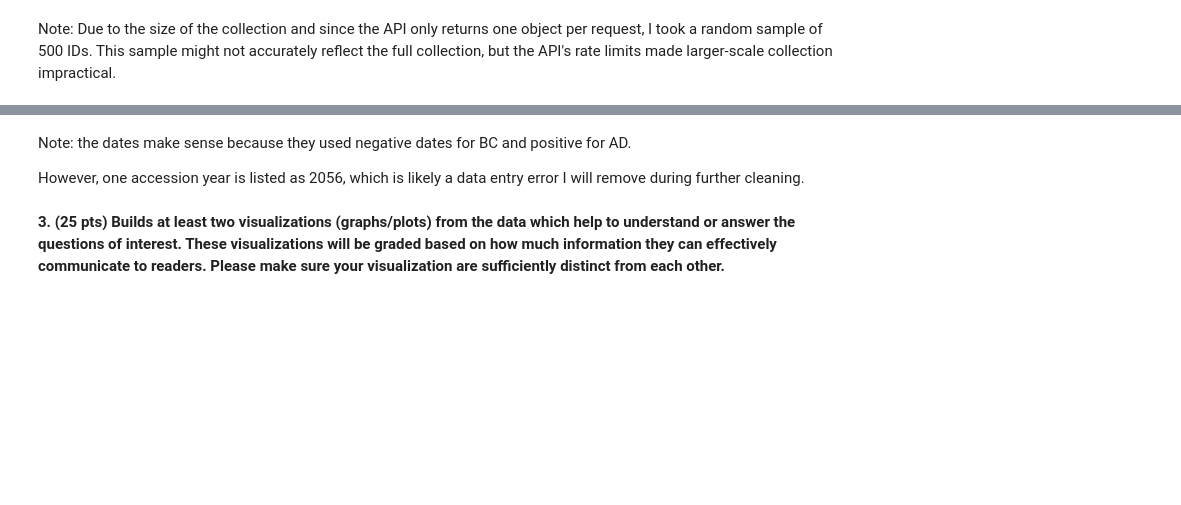
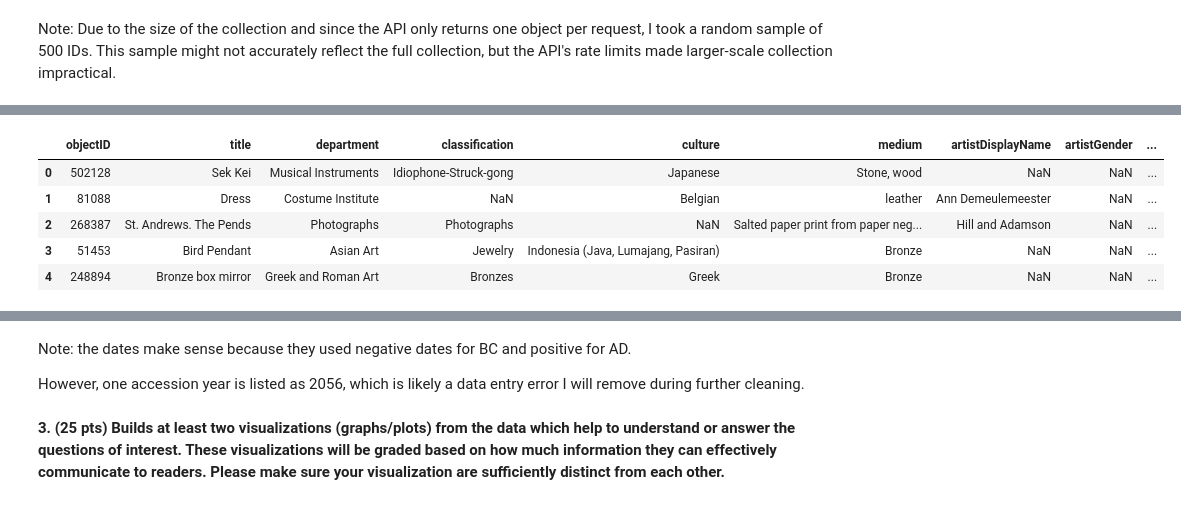
Before and after one commit to zceraj/DS3000-Final-Project, a Jupyter notebook: proof-of-concept.ipynb, the cells around one changed output, grey strips where cells are left out. Drawn from its saved outputs; the diff is of its cells as text; code cells hidden in the pictures; blank space fills up the shorter version.

```diff
--- a/proof-of-concept.ipynb
+++ b/proof-of-concept.ipynb
@@ -125,2 +117,13 @@ Failed requests: 0
+# %%
+# load the saved sample instead of calling the API every time
+met_df = pd.read_csv("met_sample.csv")
+met_df.head()
+# %% [output]
+|  | objectID | title | department | classification | culture | medium | artistDisplayName | artistGender | ... |
+| 0 | 502128 | Sek Kei | Musical Instruments | Idiophone-Struck-gong | Japanese | Stone, wood | NaN | NaN | ... |
+| 1 | 81088 | Dress | Costume Institute | NaN | Belgian | leather | Ann Demeulemeester | NaN | ... |
+| 2 | 268387 | St. Andrews. The Pends | Photographs | Photographs | NaN | Salted paper print from paper neg... | Hill and Adamson | NaN | ... |
+| 3 | 51453 | Bird Pendant | Asian Art | Jewelry | Indonesia (Java, Lumajang, Pasiran) | Bronze | NaN | NaN | ... |
+| 4 | 248894 | Bronze box mirror | Greek and Roman Art | Bronzes | Greek | Bronze | NaN | NaN | ... |
 # %%
 # cleaning and simplifying the data
```
Also changed, not shown: parts of 7 cells of this notebook.
